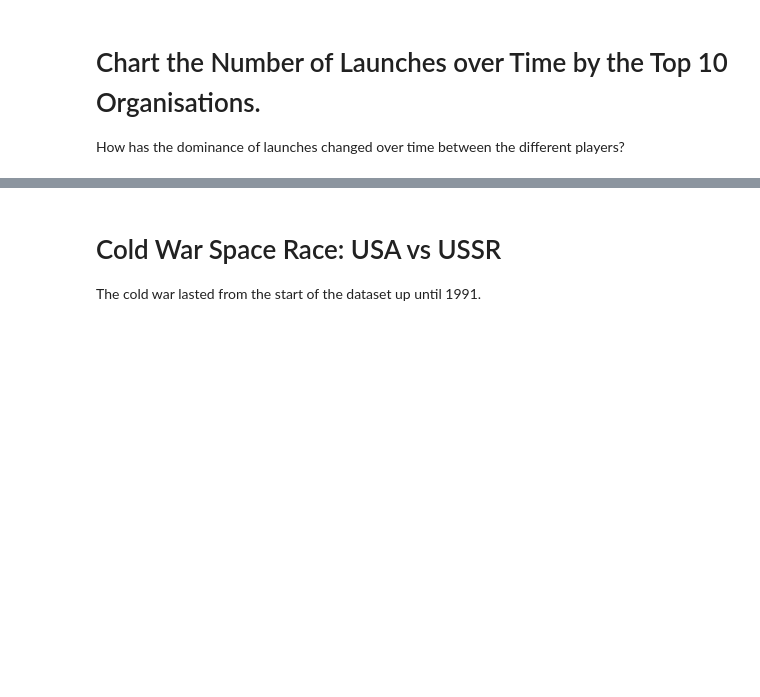
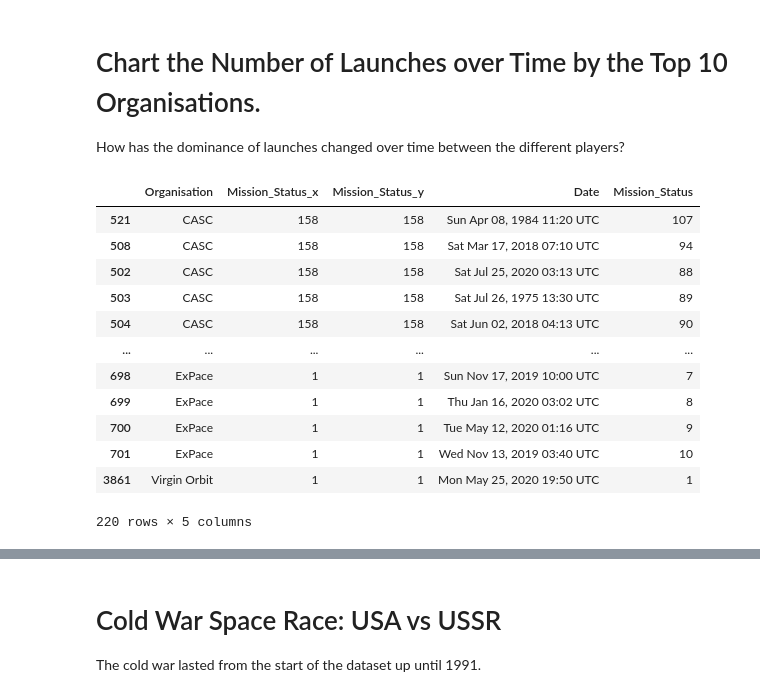
Before and after one commit to petrenkonikita112263/Python_Professional_Portfolio_Projects, a Jupyter notebook: Analyse and Visualise the Space Race/Space_Missions_Analysis_(in process).ipynb, the cells around one changed output, grey strips where cells are left out. Cells and saved outputs as stored; diff of their text form; code cells hidden in the pictures; blank space fills up the shorter version.

```diff
--- a/Analyse and Visualise the Space Race/Space_Missions_Analysis_(in process).ipynb
+++ b/Analyse and Visualise the Space Race/Space_Missions_Analysis_(in process).ipynb
@@ -482,3 +574,40 @@ Create a line chart that shows the average price of rocket launches over time.
 # Chart the Number of Launches over Time by the Top 10 Organisations.
 
 How has the dominance of launches changed over time between the different players?
+# %%
+df_organisations = clean_data.groupby(["Organisation"],
+                                      as_index=False).agg({"Mission_Status": pd.Series.count})
+total_price = df_organisations.groupby("Organisation",
+                                       as_index=False).agg({"Mission_Status": pd.Series.sum})
+df_final = pd.merge(
+    df_organisations, total_price,
+    on=["Organisation"], how="inner")
+
+organization_by_year = df_data.groupby(["Organisation", "Date"],
+                                       as_index=False).count()[["Organisation", "Date", "Mission_Status"]]
+cumulative_price = organization_by_year.groupby(by=["Organisation",
+                                                    "Date"]).sum().groupby(level=[0]).cumsum()
+cumulative_price.reset_index(inplace=True)
+
+df_final = pd.merge(
+    df_final, cumulative_price,
+    on=["Organisation"], how="inner")
+# %%
+top10_organisations = df_final.sort_values("Mission_Status_y",
+                                           ascending=False).groupby("Organisation",
+                                                                    as_index=False).head(10)
+top10_organisations
+# %% [output]
+|  | Organisation | Mission_Status_x | Mission_Status_y | Date | Mission_Status |
+| 521 | CASC | 158 | 158 | Sun Apr 08, 1984 11:20 UTC | 107 |
+| 508 | CASC | 158 | 158 | Sat Mar 17, 2018 07:10 UTC | 94 |
+| 502 | CASC | 158 | 158 | Sat Jul 25, 2020 03:13 UTC | 88 |
+| 503 | CASC | 158 | 158 | Sat Jul 26, 1975 13:30 UTC | 89 |
+| 504 | CASC | 158 | 158 | Sat Jun 02, 2018 04:13 UTC | 90 |
+| ... | ... | ... | ... | ... | ... |
+| 698 | ExPace | 1 | 1 | Sun Nov 17, 2019 10:00 UTC | 7 |
+| 699 | ExPace | 1 | 1 | Thu Jan 16, 2020 03:02 UTC | 8 |
+| 700 | ExPace | 1 | 1 | Tue May 12, 2020 01:16 UTC | 9 |
+| 701 | ExPace | 1 | 1 | Wed Nov 13, 2019 03:40 UTC | 10 |
+| 3861 | Virgin Orbit | 1 | 1 | Mon May 25, 2020 19:50 UTC | 1 |
+220 rows × 5 columns
```
Also changed, not shown: parts of 36 cells of this notebook.
